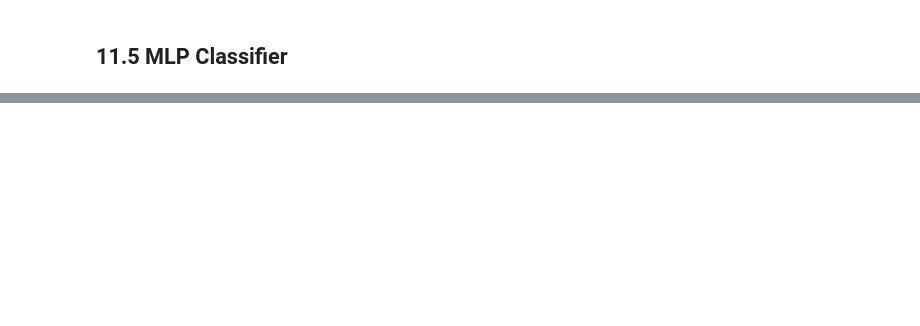
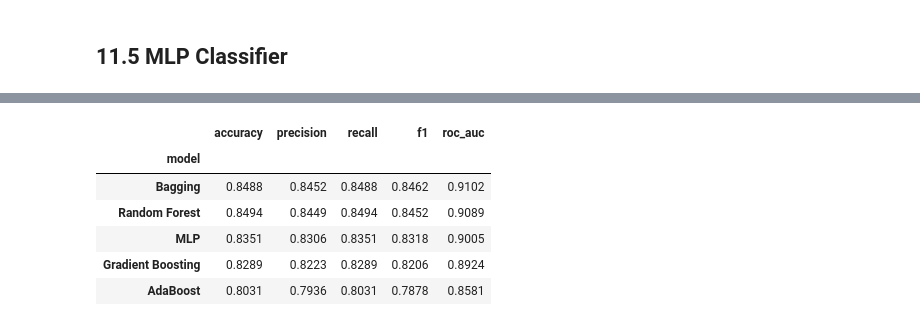
Before and after one commit to AnanyaBottu/ml-capstone, a Jupyter notebook: notebooks/classification.ipynb, the cells around one changed output, grey strips where cells are left out. Cells and saved outputs as stored; diff of their text form; code cells hidden in the pictures; blank space fills up the shorter version.

```diff
--- a/notebooks/classification.ipynb
+++ b/notebooks/classification.ipynb
@@ -1087,0 +1050,52 @@ Fit time     = 122.2s
+# %%
+from sklearn.metrics import (
+    accuracy_score,
+    precision_score,
+    recall_score,
+    f1_score,
+    roc_auc_score,
+    confusion_matrix,
+)
+
+PART_B_MODELS = {
+    "Random Forest": rf_model,
+    "AdaBoost": adaboost,
+    "Gradient Boosting": gradient_boosting,
+    "Bagging": bagging,
+    "MLP": mlp,
+}
+
+part_b_rows = []
+
+for name, model in PART_B_MODELS.items():
+    pred = model.predict(X_test)
+
+    if hasattr(model, "predict_proba"):
+        score = model.predict_proba(X_test)[:, 1]
+    else:
+        score = model.decision_function(X_test)
+
+    part_b_rows.append({
+        "model": name,
+        "accuracy": accuracy_score(y_test, pred),
+        "precision": precision_score(y_test, pred, average="weighted"),
+        "recall": recall_score(y_test, pred, average="weighted"),
+        "f1": f1_score(y_test, pred, average="weighted"),
+        "roc_auc": roc_auc_score(y_test, score),
+    })
+
+part_b_metrics = (
+    pd.DataFrame(part_b_rows)
+    .set_index("model")
+    .sort_values("f1", ascending=False)
+)
+
+part_b_metrics.round(4)
+# %% [output]
+|  | accuracy | precision | recall | f1 | roc_auc |
+| model |  |  |  |  |  |
+| Bagging | 0.8488 | 0.8452 | 0.8488 | 0.8462 | 0.9102 |
+| Random Forest | 0.8494 | 0.8449 | 0.8494 | 0.8452 | 0.9089 |
+| MLP | 0.8351 | 0.8306 | 0.8351 | 0.8318 | 0.9005 |
+| Gradient Boosting | 0.8289 | 0.8223 | 0.8289 | 0.8206 | 0.8924 |
+| AdaBoost | 0.8031 | 0.7936 | 0.8031 | 0.7878 | 0.8581 |
```
Also changed, not shown: parts of 20 cells of this notebook.
